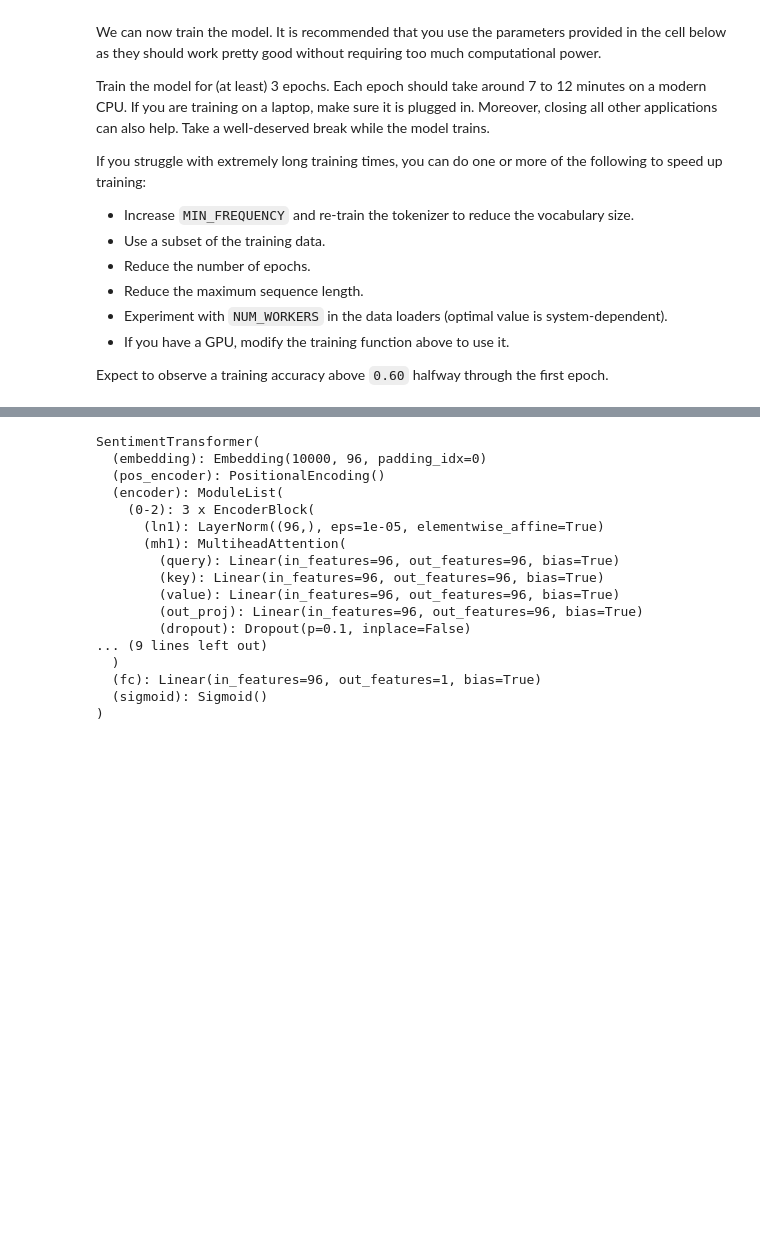
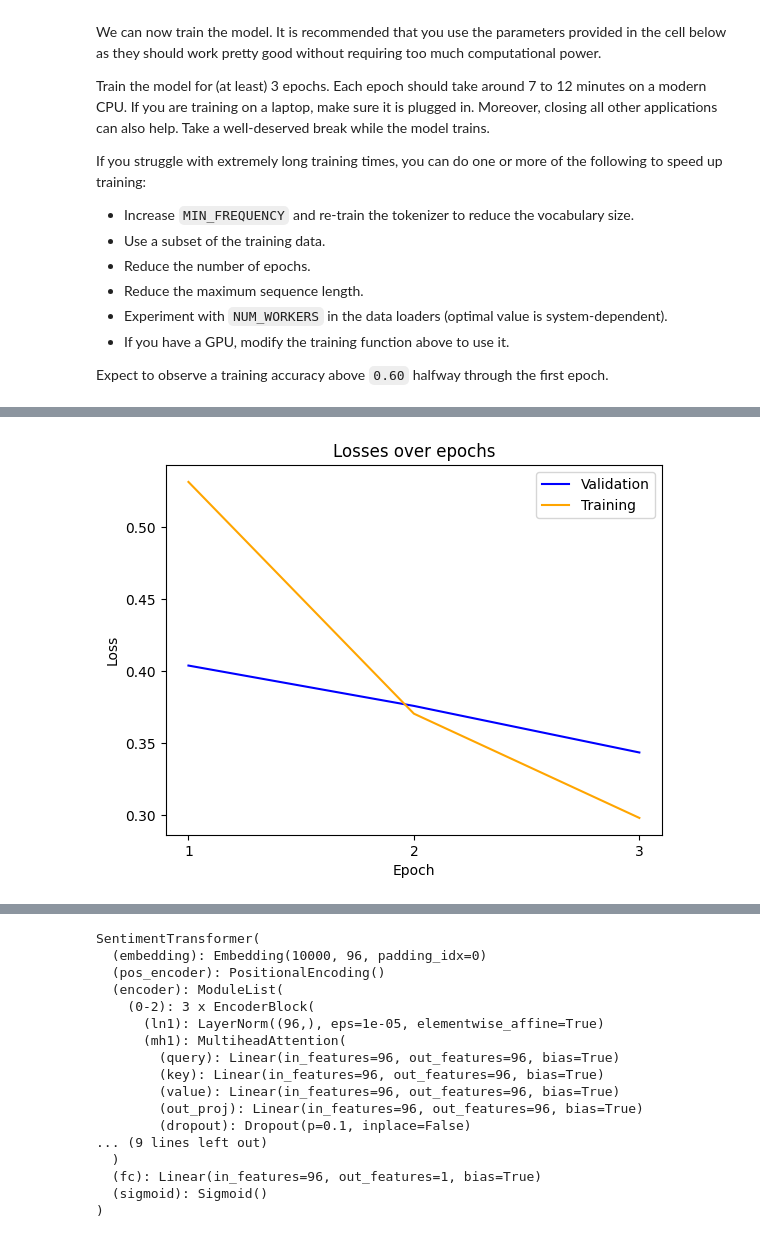
Before and after one commit to Freskoko/inf265_projects, a Jupyter notebook: assignments/src/project_3/01_encoder_sentiment_classifier/imdb_sentiment_encoder.ipynb, the cells around one changed output, grey strips where cells are left out. Cells and saved outputs as stored; diff of their text form; code cells hidden in the pictures; blank space fills up the shorter version.

Commit message:
ran last time, graphs and report

```diff
--- a/assignments/src/project_3/01_encoder_sentiment_classifier/imdb_sentiment_encoder.ipynb
+++ b/assignments/src/project_3/01_encoder_sentiment_classifier/imdb_sentiment_encoder.ipynb
@@ -521,13 +521,15 @@ epochs = [i for i in range(1,NUM_EPOCHS+1)]
 # %%
 plt.plot(epochs, val_info["losses"], color="blue", label="Validation")
 plt.plot(epochs, train_info["losses"], color="orange", label="Training")
-plt.tick_params(axis="x", labelrotation=45)
+plt.xticks([1,2,3])
 plt.xlabel("Epoch")
 plt.ylabel("Loss")
 plt.legend()
 plt.title("Losses over epochs")
 plt.savefig("figs/losses_over_epochs.png")
 plt.show()
+# %% [output]
+[figure, added]
 # %%
 plt.plot(epochs, val_info["accuracy"], color="blue", label="Validation")
 plt.plot(epochs, train_info["accuracy"], color="orange", label="Training")
```
Also changed, not shown: parts of 5 cells of this notebook, 3 other files.
